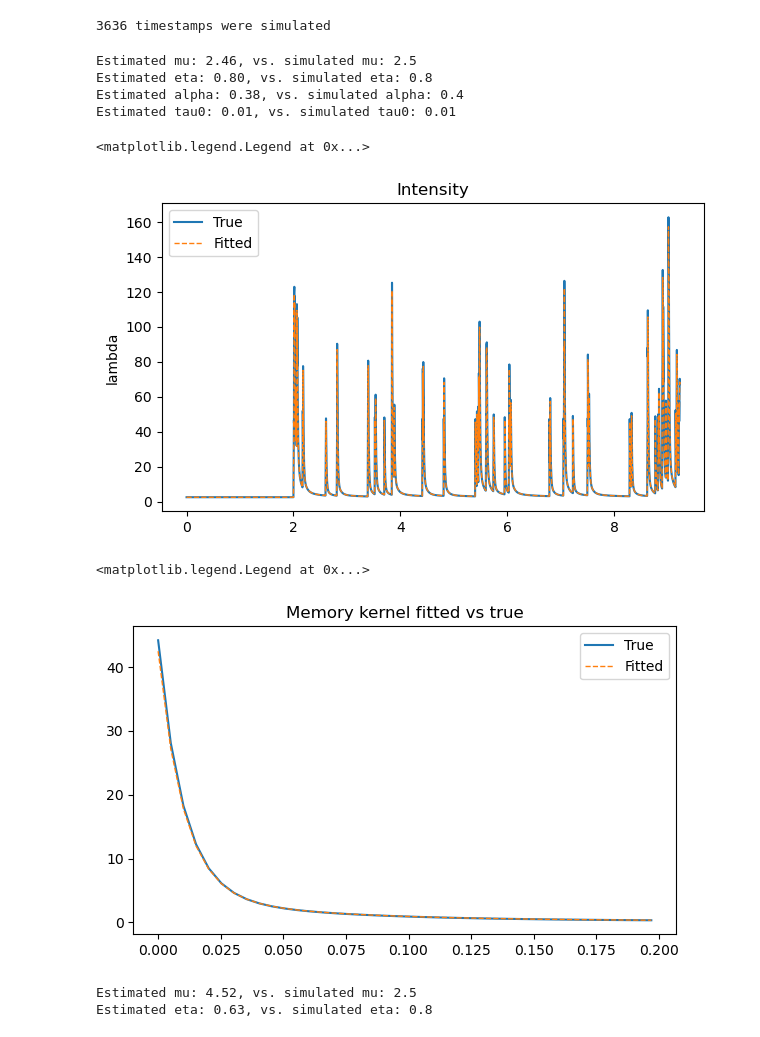
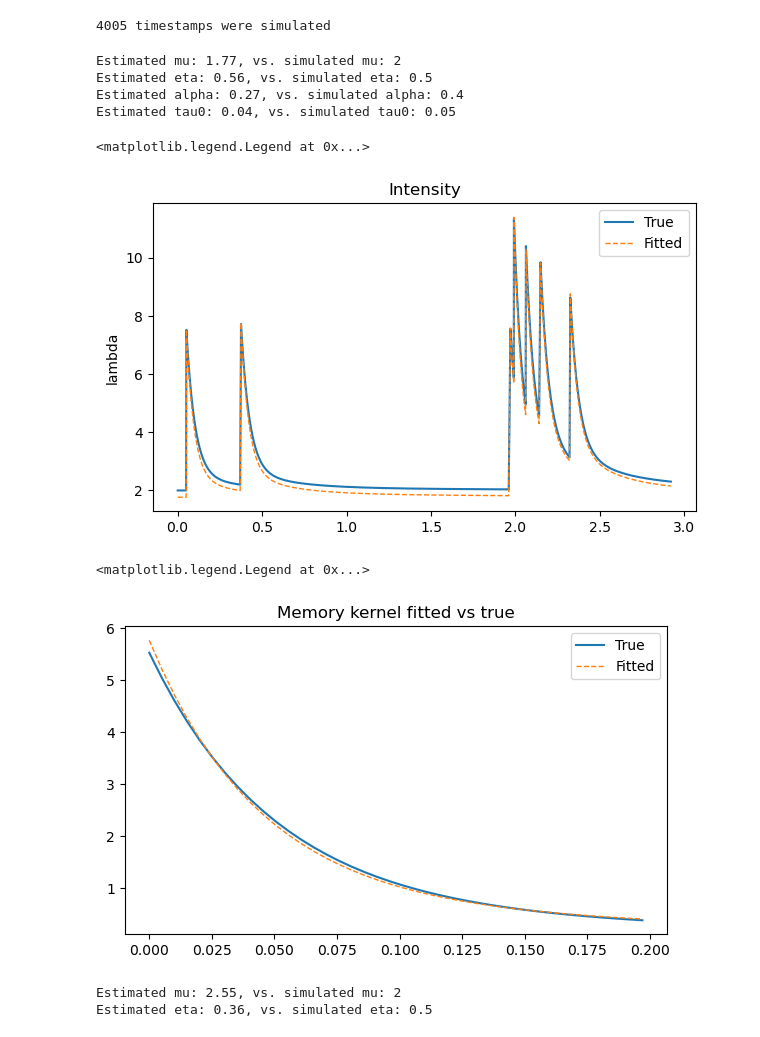
Before and after one commit to Simbold/HawkesPyLib, a Jupyter notebook: Examples/SimpleExample.ipynb, the cells around one changed output. Drawn from its saved outputs; the diff is of its cells as text; code cells hidden in the pictures.

```diff
--- a/Examples/SimpleExample.ipynb
+++ b/Examples/SimpleExample.ipynb
@@ -6,19 +6,19 @@ import numpy as np
 # %%
 # Initilize the simulator with some example parameters:
 
-mu = 2.5
-eta = 0.8
+mu = 2
+eta = 0.5
 alpha = 0.4
-tau0 = 0.01
+tau0 = 0.05
 m = 5.0
 M = 5
-PowlawSimulator = ApproxPowerlawHawkesProcessSimulation("powlaw", mu, eta, alpha, tau0, m, M)
+PowlawSimulator = ApproxPowerlawHawkesProcessSimulation("powlaw", mu, eta, alpha, tau0, m, M )
 
 # simulate arrival times
-timestamps = PowlawSimulator.simulate(T=300.0)
+timestamps = PowlawSimulator.simulate(T=1000, seed= -1)
 print(f"{PowlawSimulator.n_jumps} timestamps were simulated")
 # %% [output]
-3636 timestamps were simulated
+4005 timestamps were simulated
 # %%
 # Initilize the Estimator class
 PowlawEstimator = ApproxPowerlawHawkesProcessInference("powlaw", m=5.0, M=5)
@@ -31,28 +31,28 @@ print(f"Estimated eta: {eta_hat:.2f}, vs. simulated eta: {eta}")
 print(f"Estimated alpha: {alpha_hat:.2f}, vs. simulated alpha: {alpha}")
 print(f"Estimated tau0: {tau0_hat:.2f}, vs. simulated tau0: {tau0}")
 # %% [output]
-Estimated mu: 2.46, vs. simulated mu: 2.5
-Estimated eta: 0.80, vs. simulated eta: 0.8
-Estimated alpha: 0.38, vs. simulated alpha: 0.4
-Estimated tau0: 0.01, vs. simulated tau0: 0.01
+Estimated mu: 1.77, vs. simulated mu: 2
+Estimated eta: 0.56, vs. simulated eta: 0.5
+Estimated alpha: 0.27, vs. simulated alpha: 0.4
+Estimated tau0: 0.04, vs. simulated tau0: 0.05
 # %%
 # compute the estimated and the true intensity
 step_size = 0.01
 intensity_true = PowlawSimulator.intensity(step_size)
 intensity_fitted = PowlawEstimator.intensity(step_size)
 
 # plot intensity
 fig, ax = plt.subplots(1, figsize=(7, 4))
-end = 1000
+end = 300
 start = 0
 ax.plot(intensity_true[start:end, 0], intensity_true[start:end, 1], label="True")
 ax.plot(intensity_fitted[start:end:, 0], intensity_fitted[start:end, 1], label="Fitted", linewidth=1, linestyle="dashed")
 ax.set_title("Intensity")
 ax.set_ylabel("lambda")
 ax.legend()
 # %% [output]
 <matplotlib.legend.Legend at 0x...>
-[figure, old version]
+[figure, new version]
 # %%
 # compute the memory kernel values
 times = np.linspace(0, 0.5, 10**2)
@@ -69,7 +69,7 @@ ax.set_title("Memory kernel fitted vs true")
 ax.legend()
 # %% [output]
 <matplotlib.legend.Legend at 0x...>
-[figure, old version]
+[figure, new version]
 # %%
 # Instead of estimating the simulated process with the exact same kernel we estimate under misspecifcation using
 # the single exponential memory kernel Hawkes process specification
@@ -81,8 +81,8 @@ mu_hat, eta_hat, theta_hat = ExpoEstimator.estimate_grid(timestamps, T=timestamp
 print(f"Estimated mu: {mu_hat:.2f}, vs. simulated mu: {mu}")
 print(f"Estimated eta: {eta_hat:.2f}, vs. simulated eta: {eta}")
 # %% [output]
-Estimated mu: 4.52, vs. simulated mu: 2.5
-Estimated eta: 0.63, vs. simulated eta: 0.8
+Estimated mu: 2.55, vs. simulated mu: 2
+Estimated eta: 0.36, vs. simulated eta: 0.5
 # %%
 # compute the estimated and the true intensity
 step_size = 0.01
```
Also changed, not shown: parts of 3 cells of this notebook, 12 other files.
